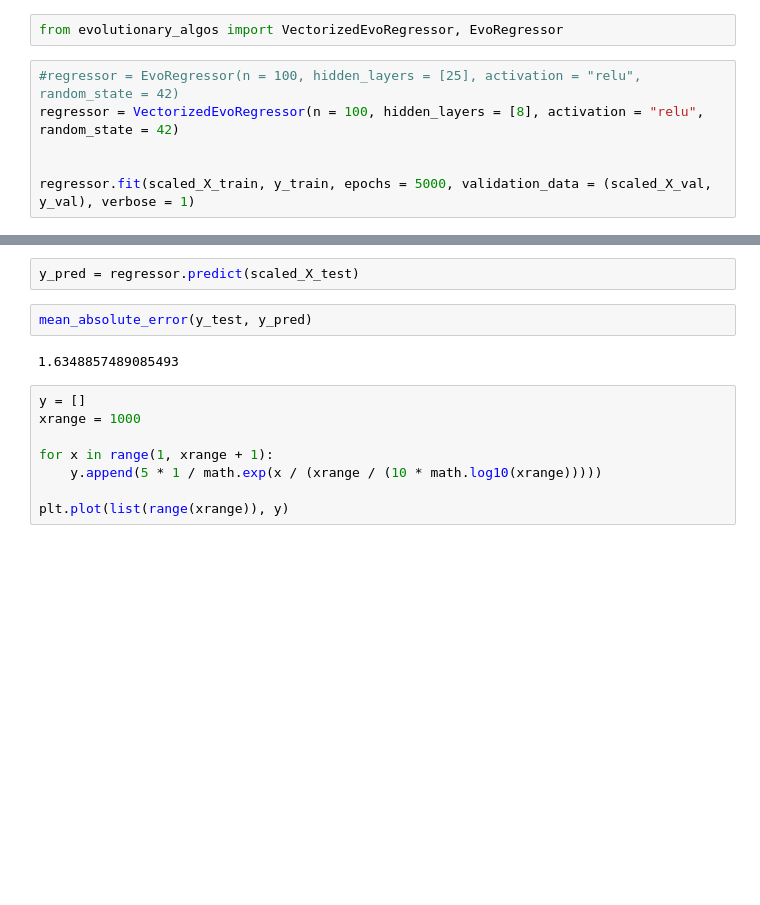
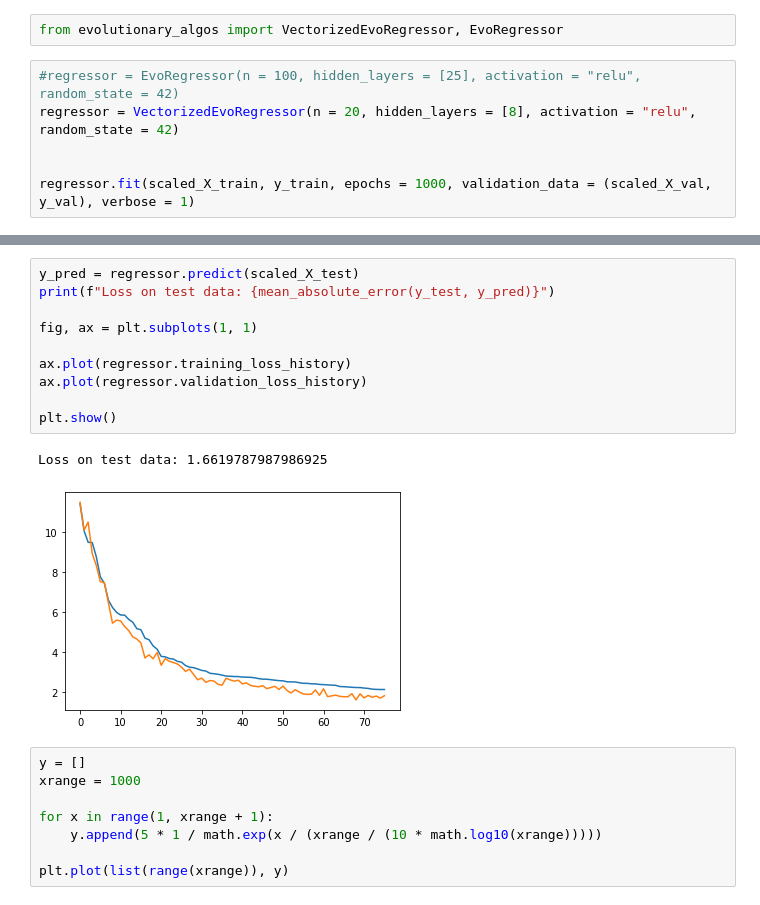
Before and after one commit to DanielPeterssonAI/Deep-learning-Daniel-Petersson, a Jupyter notebook: class_tester.ipynb, the cells around one changed output, grey strips where cells are left out. Drawn from its saved outputs; the diff is of its cells as text; blank space fills up the shorter version.

```diff
--- a/class_tester.ipynb
+++ b/class_tester.ipynb
@@ -44,8 +44,8 @@ scaled_X_test = scaler.transform(X_test)
 from evolutionary_algos import VectorizedEvoRegressor, EvoRegressor
 # %%
 #regressor = EvoRegressor(n = 100, hidden_layers = [25], activation = "relu", random_state = 42)
-regressor = VectorizedEvoRegressor(n = 100, hidden_layers = [8], activation = "relu", random_state = 42)
+regressor = VectorizedEvoRegressor(n = 20, hidden_layers = [8], activation = "relu", random_state = 42)
 
 
-regressor.fit(scaled_X_train, y_train, epochs = 5000, validation_data = (scaled_X_val, y_val), verbose = 1)
+regressor.fit(scaled_X_train, y_train, epochs = 1000, validation_data = (scaled_X_val, y_val), verbose = 1)
 # %% [output]
@@ -69,9 +69,16 @@ Epoch 4993 - loss: 1.836147974584759 - val_loss: 1.6286729933891713
-# %%
-y_pred = regressor.predict(scaled_X_test)
-# %%
-mean_absolute_error(y_test, y_pred)
-# %% [output]
-1.6348857489085493
+# %%
+y_pred = regressor.predict(scaled_X_test)
+print(f"Loss on test data: {mean_absolute_error(y_test, y_pred)}")
+
+fig, ax = plt.subplots(1, 1)
+
+ax.plot(regressor.training_loss_history)
+ax.plot(regressor.validation_loss_history)
+
+plt.show()
+# %% [output]
+Loss on test data: 1.6619787987986925
+[figure, added]
 # %%
 y = []
 xrange = 1000
```
Also changed, not shown: parts of 1 cell of this notebook, 4 other files.
